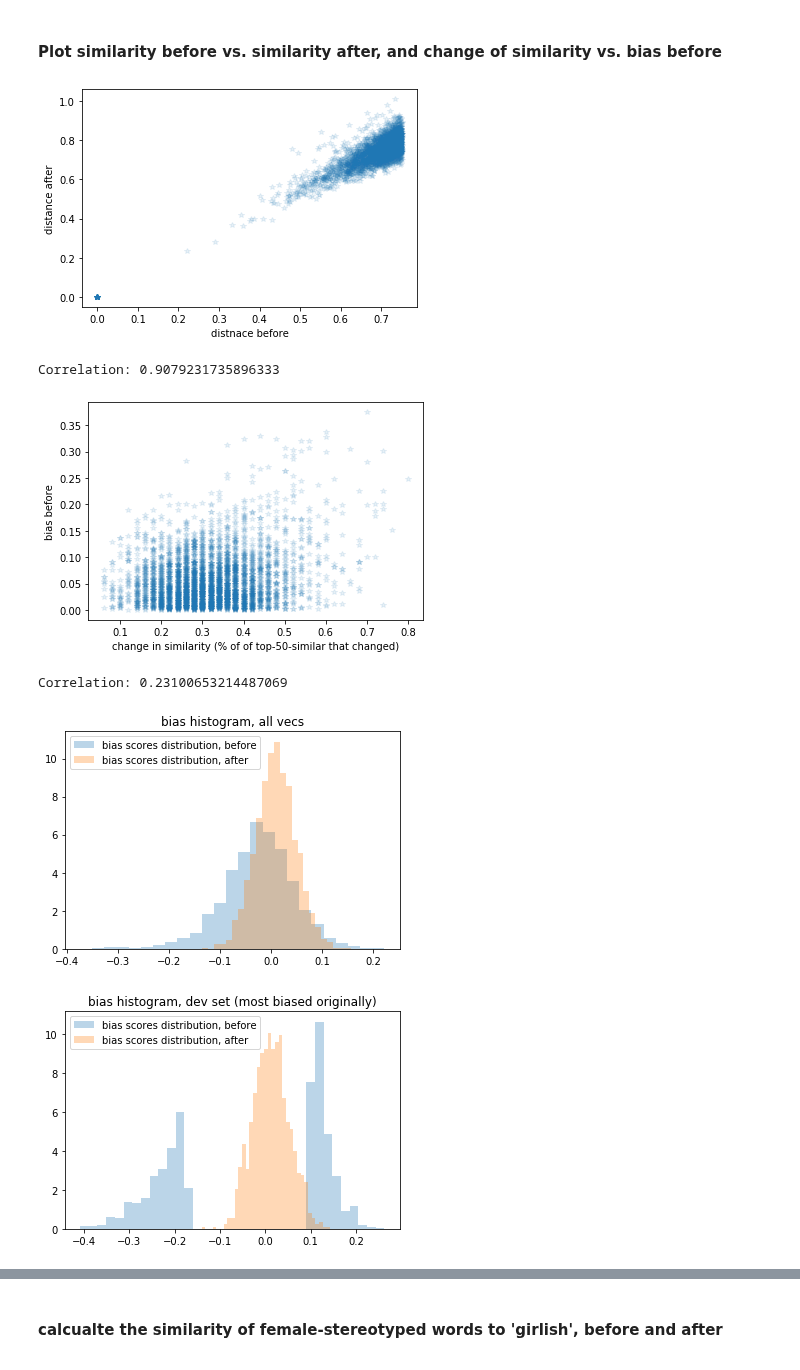
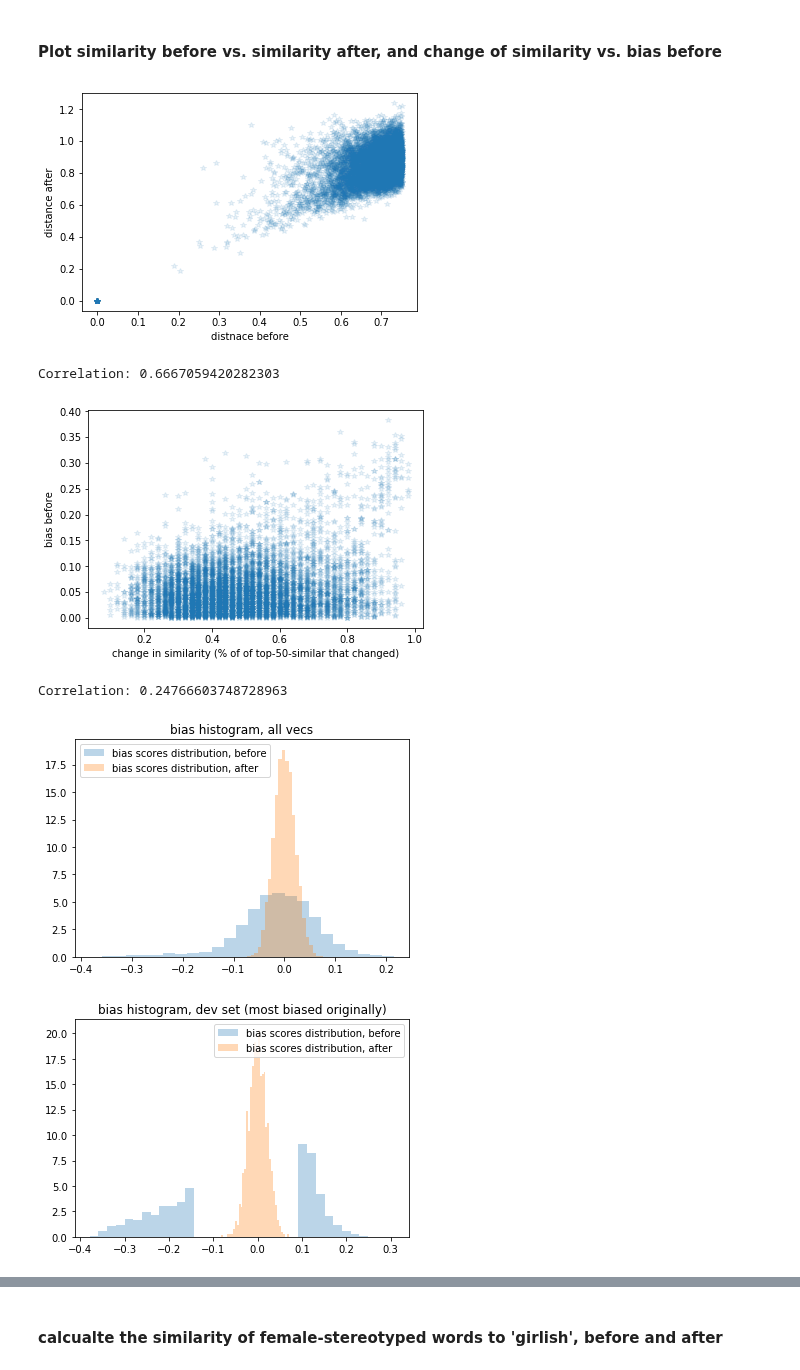
Before and after one commit to shauli-ravfogel/nullspace_projection, a Jupyter notebook: notebooks/word2vec_debiasing.ipynb, the cells around one changed output, grey strips where cells are left out. Saved outputs shown, nothing was run; the diff lists cells and outputs as text; code cells hidden in the pictures.

```diff
--- a/notebooks/word2vec_debiasing.ipynb
+++ b/notebooks/word2vec_debiasing.ipynb
@@ -107,7 +107,7 @@ def save_in_word2vec_format(vecs: np.ndarray, words: np.ndarray, fname: str):
 # %%
 # 50k top vectors (without gender-typical words) - used for training
 
-model, vecs, words = load_word_vectors(fname = "../data/embeddings/vecs.filtered.txt")
+model, vecs, words = load_word_vectors(fname = "../data/embeddings/vecs.filtered.with_biased.txt")
 
 # only gendered vectors
 
@@ -122,7 +122,7 @@ gender_unit_vec = gender_direction/np.linalg.norm(gender_direction)
 
 #gender_direction = model_gendered["he"] + model_gendered["man"] + model_gendered["boy"] + model_gendered["him"] - (model_gendered["she"] + model_gendered["woman"] + model_gendered["girl"] + model_gendered["her"])
 
-masc_words_and_scores, fem_words_and_scores, neut_words_and_scores = project_on_gender_subspaces(gender_direction, model, n = 3000)
+masc_words_and_scores, fem_words_and_scores, neut_words_and_scores = project_on_gender_subspaces(gender_direction, model, n = 5000)
 masc_words, masc_scores = list(zip(*masc_words_and_scores))
 neut_words, neut_scores = list(zip(*neut_words_and_scores))
 fem_words, fem_scores = list(zip(*fem_words_and_scores))
@@ -158,12 +158,12 @@ print(neut_words[:75])
 # %% [markdown]
 ### Perform train-dev-test split
 # %%
-X = np.concatenate((masc_vecs, fem_vecs), axis = 0)
+X = np.concatenate((masc_vecs, fem_vecs, neut_vecs), axis = 0)
 y_masc = np.ones(masc_vecs.shape[0], dtype = int)
 y_fem = -np.ones(fem_vecs.shape[0], dtype = int)
 y_neut = np.zeros(neut_vecs.shape[0], dtype = int)
 #y = np.concatenate((masc_scores, fem_scores, neut_scores))#np.concatenate((y_masc, y_fem))
-y = np.concatenate((y_masc, y_fem))
+y = np.concatenate((y_masc, y_fem, y_neut))
 X_train_dev, X_test, y_train_dev, y_test = sklearn.model_selection.train_test_split(X, y, test_size = 0.4, random_state = 0)
 X_train, X_dev, Y_train, Y_dev = sklearn.model_selection.train_test_split(X_train_dev, y_train_dev, test_size = 0.3, random_state = 0)
 print("Train size: {}; Dev size: {}; Test size: {}".format(X_train.shape[0], X_dev.shape[0], X_test.shape[0]))
@@ -174,14 +174,15 @@ Train size: 2520; Dev size: 1080; Test size: 2400
 # %%
 REGRESSION = False
 NUM_CLASSES = 2
+EPSILON = 0.015
 
 classifier_class = svm_classifier.SVMClassifier
 num_classifiers = 50
 input_dim = 300
 is_autoregressive = True
-min_accuracy = 1./NUM_CLASSES if not REGRESSION else 0.07
+min_accuracy = 0.0 #((1./NUM_CLASSES) + EPSILON) if not REGRESSION else 0.07
 add_noise = False
-random_sample = True
+random_sample = False
 siamese = True
 
 P = debias.get_debiasing_projection(classifier_class, num_classifiers, input_dim,
@@ -362,7 +364,7 @@ def plot_similarity_change_vs_original_bias(bias_before, distance_before, distan
 # %% [markdown]
 #### Plot similarity before vs. similarity after, and change of similarity vs. bias before
 # %%
-prop = 0.04
+prop = 0.08
 idx = np.random.rand(vecs.shape[0]) < prop
 vecs_sample = vecs[idx]
 words_sample = np.array(words, dtype = "object")[idx]
@@ -376,39 +378,39 @@ gender_unit_vec = gender_direction/np.linalg.norm(gender_direction)
 sample_normalized = vecs_sample/np.linalg.norm(vecs_sample, axis = 1, keepdims = True)
 sample_cleaned_normalized = vecs_sample_cleaned/np.linalg.norm(vecs_sample_cleaned, axis = 1, keepdims = True)
 
 bias_before = sklearn.metrics.pairwise.cosine_similarity(np.expand_dims(gender_direction, 0), vecs_sample)[0] #sample_normalized.dot(gender_unit_vec)
 bias_after = sklearn.metrics.pairwise.cosine_similarity(np.expand_dims(gender_direction, 0), vecs_sample_cleaned)[0] #sample_normalized.dot(gender_unit_vec)
 
 plot_distance(distance_before.reshape(-1), distance_after.reshape(-1))
 plot_similarity_change_vs_original_bias(bias_before, distance_before, distance_after)
 
 # plot bias histograms before and after
 
 # all vecs
 
 plt.hist(bias_before, bins = 25, label = "bias scores distribution, before", alpha = 0.3, density = True)
 plt.hist(bias_after, bins = 25, label = "bias scores distribution, after", alpha = 0.3, density = True)
 plt.legend()
 plt.title("bias histogram, all vecs")
 plt.show()
 
 # most originally biased (dev set)
 
 bias_before_dev = sklearn.metrics.pairwise.cosine_similarity(np.expand_dims(gender_direction, 0), X_dev)[0]
 bias_after_dev = sklearn.metrics.pairwise.cosine_similarity(np.expand_dims(gender_direction, 0), X_dev.dot(P))[0]
 
 plt.hist(bias_before_dev, bins = 35, label = "bias scores distribution, before", alpha = 0.3, density = True)
 plt.hist(bias_after_dev, bins = 35, label = "bias scores distribution, after", alpha = 0.3, density = True)
 plt.legend()
 plt.title("bias histogram, dev set (most biased originally)")
 plt.show()
 # %% [output]
-[figure, old version]
+[figure, new version]
-Correlation: 0.9079231735896333
+Correlation: 0.6667059420282303
-[figure, old version]
+[figure, new version]
-Correlation: 0.23100653214487069
+Correlation: 0.24766603748728963
-[figure, old version]
+[figure, new version]
-[figure, old version]
+[figure, new version]
 # %%
 vecs_cleaned = vecs.dot(P)
 save_in_word2vec_format(vecs_cleaned, words, "../data/embeddings/vecs.50k.cleaned.txt")
```
Also changed, not shown: parts of 12 cells of this notebook.
